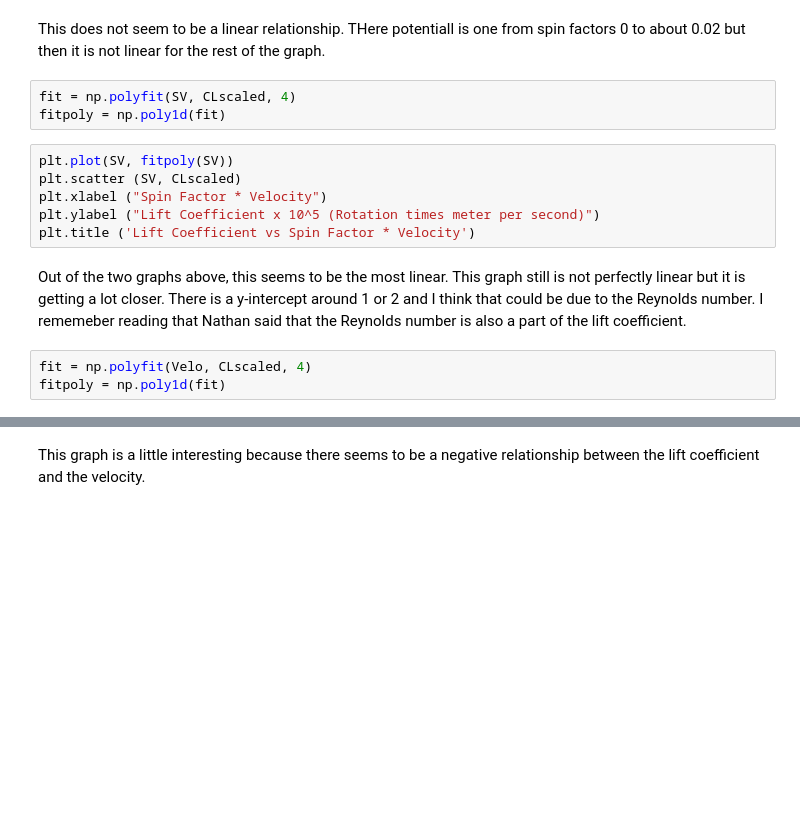
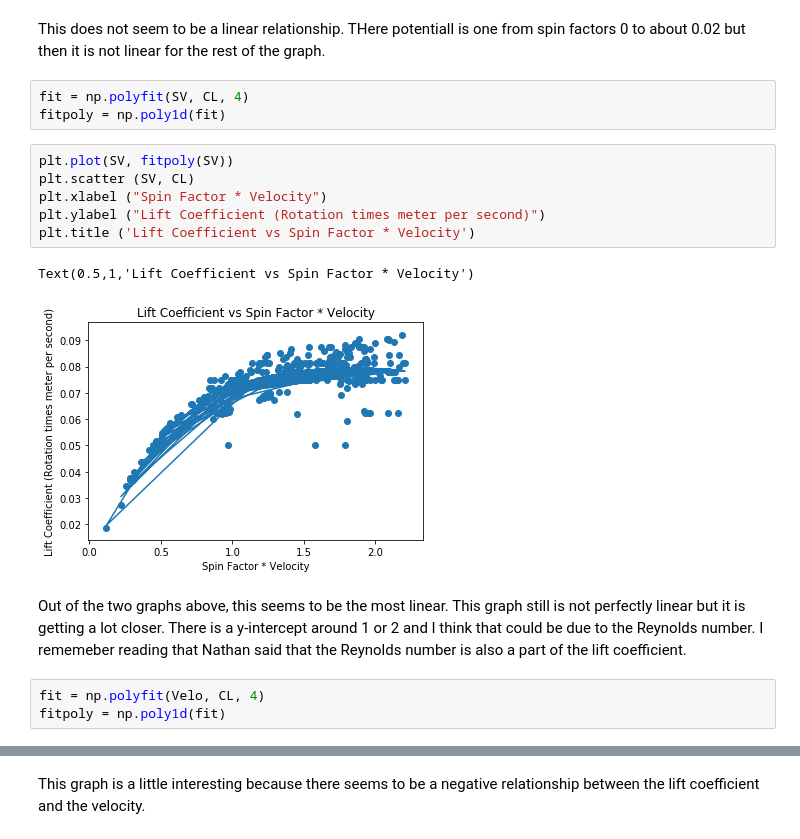
Before and after one commit to carl1326/Senior-Capstone, a Jupyter notebook: Carle Capstone Final-Shooter.ipynb, the cells around one changed output, grey strips where cells are left out. Cells and saved outputs as stored; diff of their text form; blank space fills up the shorter version.

```diff
--- a/Carle Capstone Final-Shooter.ipynb
+++ b/Carle Capstone Final-Shooter.ipynb
@@ -185,18 +164,21 @@ plt.title('Lift Coefficient vs Spin Factor')
 # %% [markdown]
 This does not seem to be a linear relationship. THere potentiall is one from spin factors 0 to about 0.02 but then it is not linear for the rest of the graph.
 # %%
-fit = np.polyfit(SV, CLscaled, 4)
+fit = np.polyfit(SV, CL, 4)
 fitpoly = np.poly1d(fit)
 # %%
 plt.plot(SV, fitpoly(SV))
-plt.scatter (SV, CLscaled)
+plt.scatter (SV, CL)
 plt.xlabel ("Spin Factor * Velocity")
-plt.ylabel ("Lift Coefficient x 10^5 (Rotation times meter per second)")
+plt.ylabel ("Lift Coefficient (Rotation times meter per second)")
 plt.title ('Lift Coefficient vs Spin Factor * Velocity')
+# %% [output]
+Text(0.5,1,'Lift Coefficient vs Spin Factor * Velocity')
+[figure, added]
 # %% [markdown]
 Out of the two graphs above, this seems to be the most linear. This graph still is not perfectly linear but it is getting a lot closer. There is a y-intercept around 1 or 2 and I think that could be due to the Reynolds number. I rememeber reading that Nathan said that the Reynolds number is also a part of the lift coefficient.
 # %%
-fit = np.polyfit(Velo, CLscaled, 4)
+fit = np.polyfit(Velo, CL, 4)
 fitpoly = np.poly1d(fit)
 # %%
 plt.plot (Velo, fitpoly(Velo))
```
Also changed, not shown: parts of 14 cells of this notebook.
